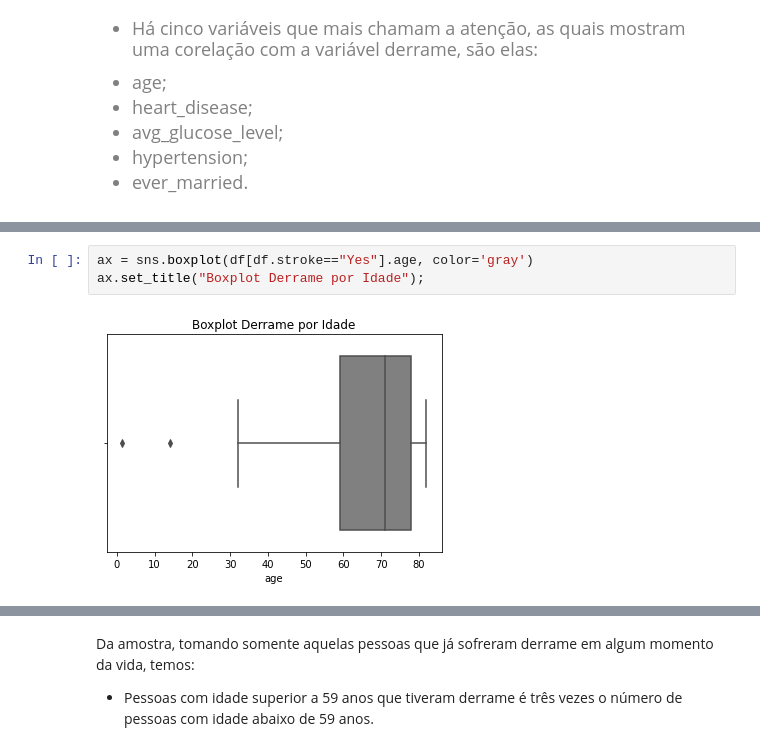
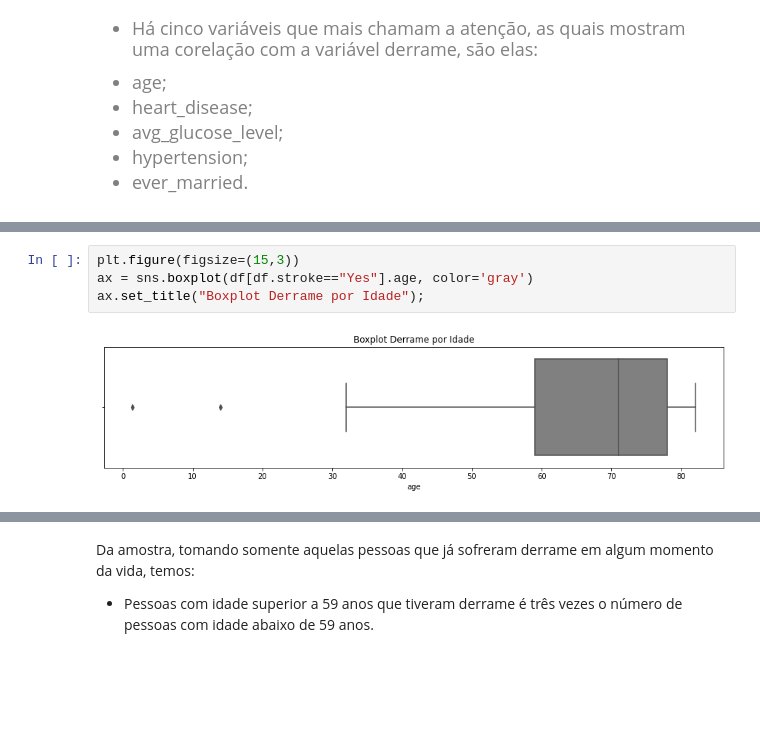
Before and after one commit to FelipeGBarreto/Projects, a Jupyter notebook: Stroker_Analysis.ipynb, the cells around one changed output, grey strips where cells are left out. Drawn from its saved outputs; the diff is of its cells as text; blank space fills up the shorter version.

```diff
--- a/Stroker_Analysis.ipynb
+++ b/Stroker_Analysis.ipynb
@@ -275,5 +318,6 @@ plt.show()
 # %%
+plt.figure(figsize=(15,3))
 ax = sns.boxplot(df[df.stroke=="Yes"].age, color='gray')
 ax.set_title("Boxplot Derrame por Idade");
 # %% [output]
-[figure, old version]
+[figure, new version]
```
Also changed, not shown: parts of 28 cells of this notebook.
